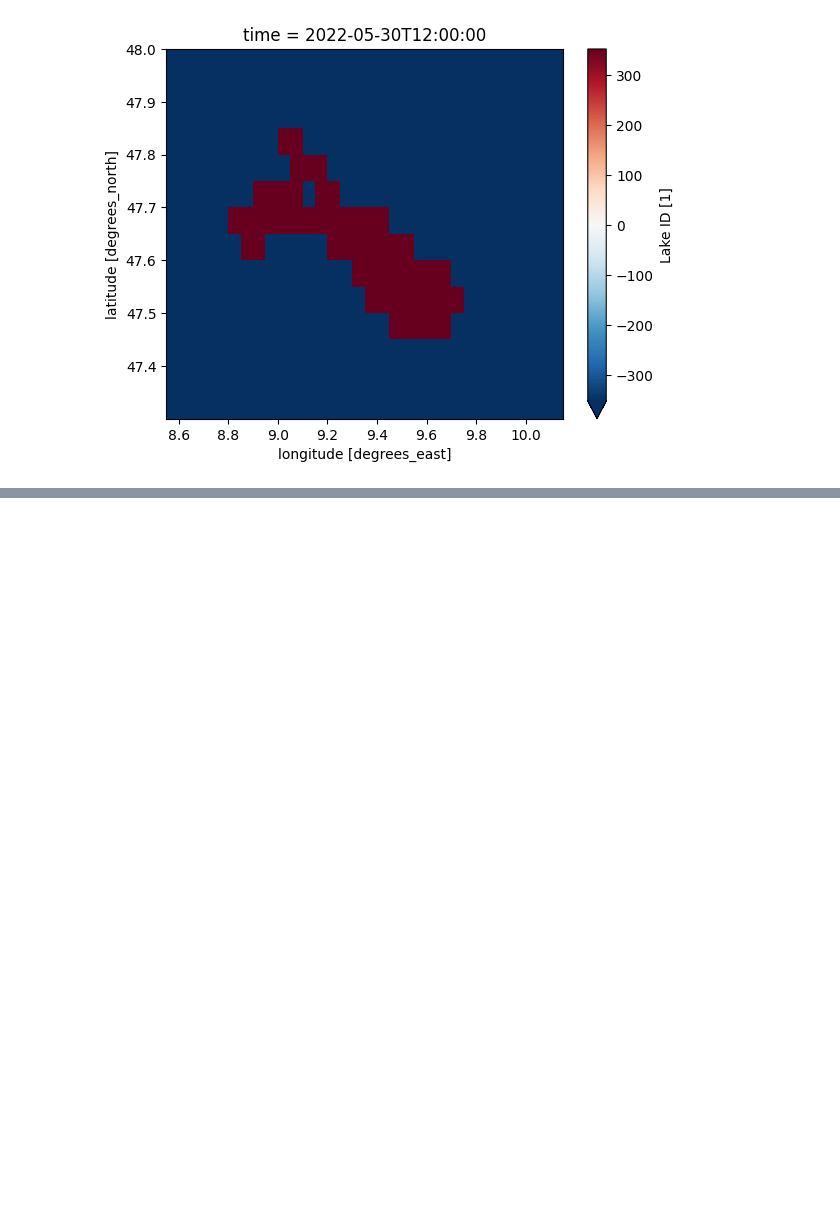
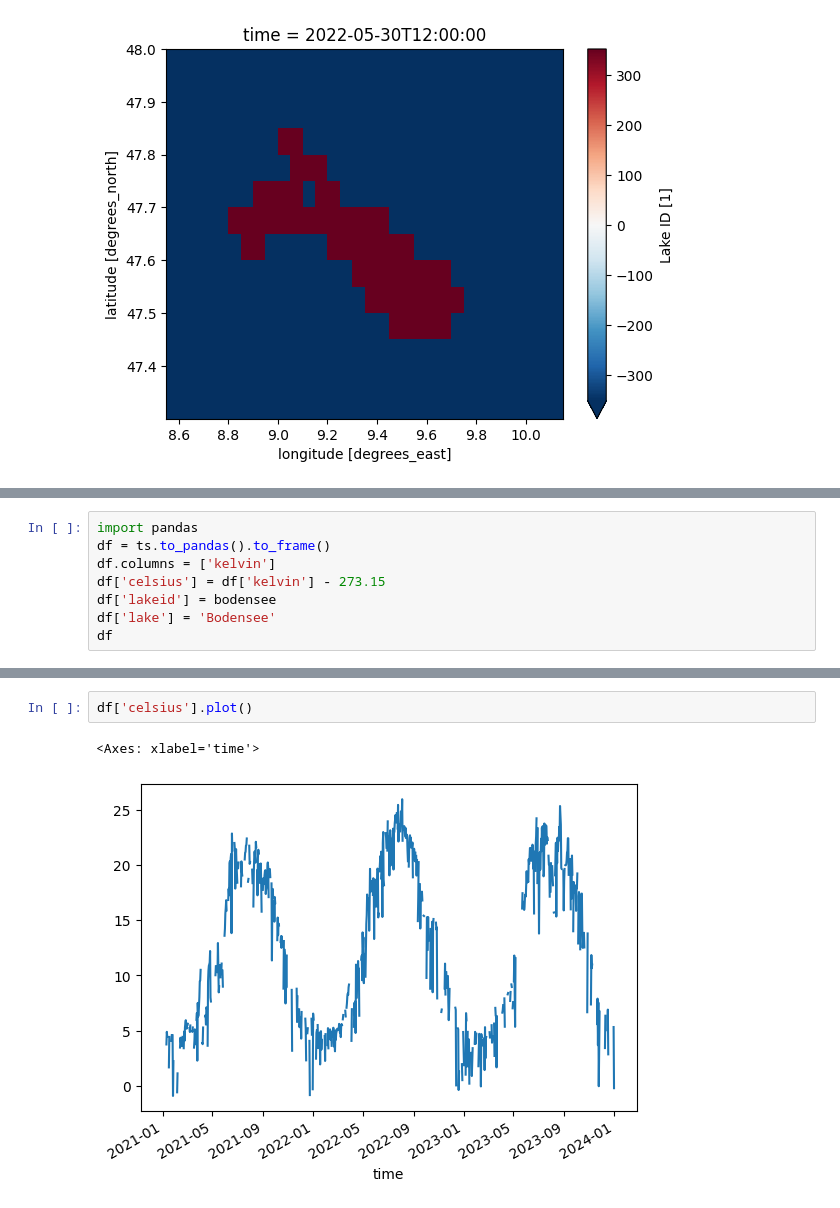
Before and after one commit to sgc-kn/cds-examples, a Jupyter notebook: lake-surface-water-temperature.ipynb, the cells around one changed output, grey strips where cells are left out. Saved outputs shown, nothing was run; the diff lists cells and outputs as text; blank space fills up the shorter version.

```diff
--- a/lake-surface-water-temperature.ipynb
+++ b/lake-surface-water-temperature.ipynb
@@ -190,0 +227,8 @@ Name: 352, dtype: object
+# %%
+import pandas
+df = ts.to_pandas().to_frame()
+df.columns = ['kelvin']
+df['celsius'] = df['kelvin'] - 273.15
+df['lakeid'] = bodensee
+df['lake'] = 'Bodensee'
+df
@@ -190,0 +250,5 @@ Name: 352, dtype: object
+# %%
+df['celsius'].plot()
+# %% [output]
+<Axes: xlabel='time'>
+[figure, added]
```
Also changed, not shown: parts of 6 cells of this notebook.
